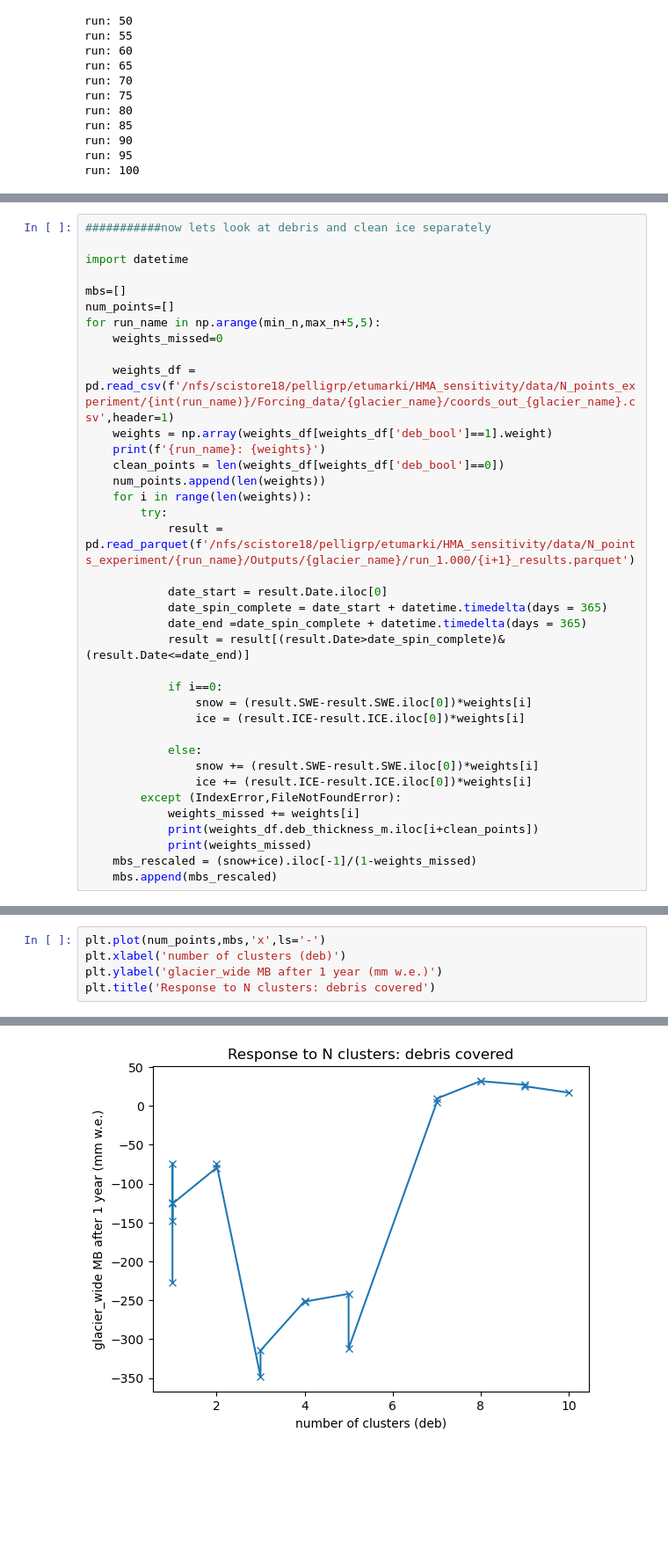
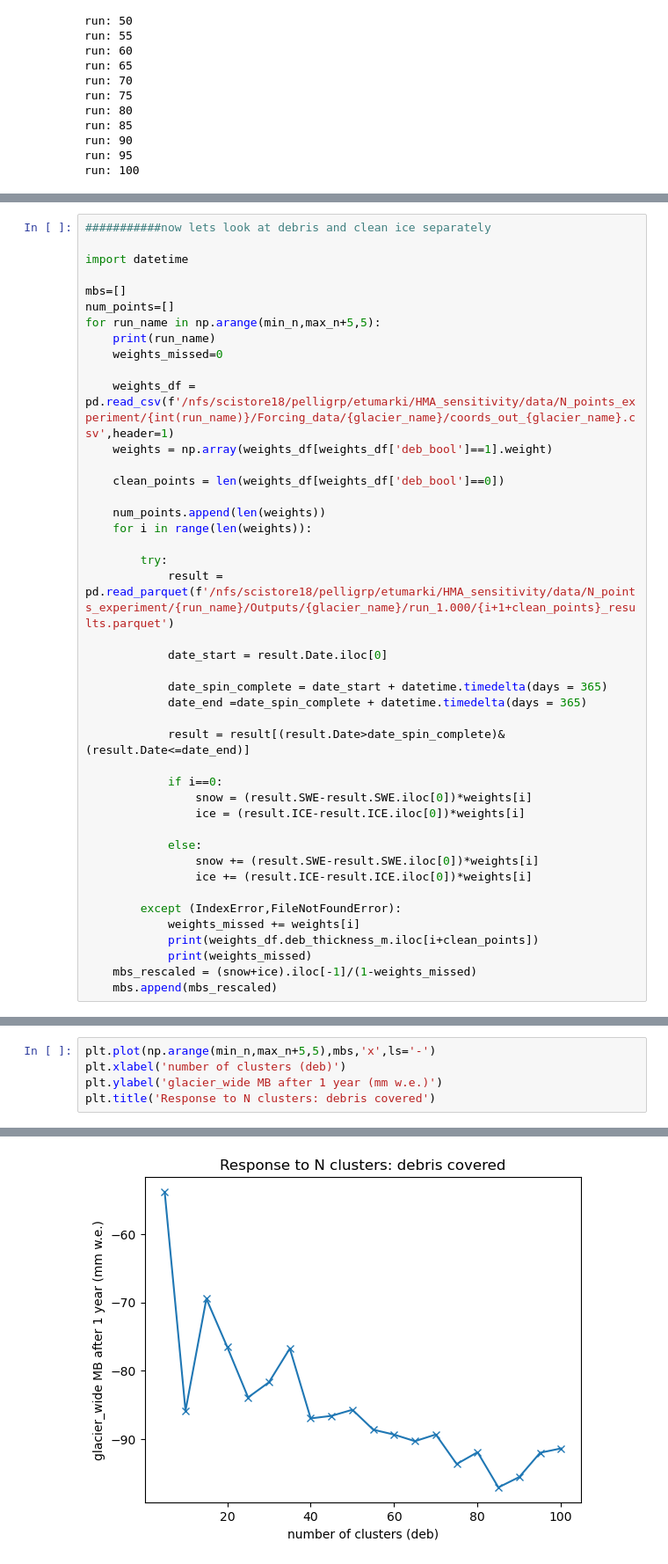
Before and after one commit to ZhenyaTumarkin/HMA_sensitivity, a Jupyter notebook: code/N_points_experiment/look_at_MB.ipynb, the cells around one changed output, grey strips where cells are left out. Shown at 88% size. Cells and saved outputs as stored; diff of their text form; blank space fills up the shorter version.

Commit message:
update  weighting strategy

```diff
--- a/code/N_points_experiment/look_at_MB.ipynb
+++ b/code/N_points_experiment/look_at_MB.ipynb
@@ -167,20 +165,25 @@ import datetime
 mbs=[]
 num_points=[]
 for run_name in np.arange(min_n,max_n+5,5):
+    print(run_name)
     weights_missed=0
 
     weights_df = pd.read_csv(f'/nfs/scistore18/pelligrp/etumarki/HMA_sensitivity/data/N_points_experiment/{int(run_name)}/Forcing_data/{glacier_name}/coords_out_{glacier_name}.csv',header=1)
     weights = np.array(weights_df[weights_df['deb_bool']==1].weight)
-    print(f'{run_name}: {weights}')
+
     clean_points = len(weights_df[weights_df['deb_bool']==0])
+
     num_points.append(len(weights))
     for i in range(len(weights)):
+
         try:
-            result = pd.read_parquet(f'/nfs/scistore18/pelligrp/etumarki/HMA_sensitivity/data/N_points_experiment/{run_name}/Outputs/{glacier_name}/run_1.000/{i+1}_results.parquet')
+            result = pd.read_parquet(f'/nfs/scistore18/pelligrp/etumarki/HMA_sensitivity/data/N_points_experiment/{run_name}/Outputs/{glacier_name}/run_1.000/{i+1+clean_points}_results.parquet')
 
             date_start = result.Date.iloc[0]
+
             date_spin_complete = date_start + datetime.timedelta(days = 365)
             date_end =date_spin_complete + datetime.timedelta(days = 365)
+
             result = result[(result.Date>date_spin_complete)&(result.Date<=date_end)]
 
             if i==0:
@@ -190,6 +193,7 @@ for run_name in np.arange(min_n,max_n+5,5):
             else:
                 snow += (result.SWE-result.SWE.iloc[0])*weights[i]
                 ice += (result.ICE-result.ICE.iloc[0])*weights[i]
+
         except (IndexError,FileNotFoundError):
             weights_missed += weights[i]
             print(weights_df.deb_thickness_m.iloc[i+clean_points])
@@ -217,11 +224,11 @@ for run_name in np.arange(min_n,max_n+5,5):
 # %%
-plt.plot(num_points,mbs,'x',ls='-')
+plt.plot(np.arange(min_n,max_n+5,5),mbs,'x',ls='-')
 plt.xlabel('number of clusters (deb)')
 plt.ylabel('glacier_wide MB after 1 year (mm w.e.)')
 plt.title('Response to N clusters: debris covered')
 # %% [output]
 Text(0.5, 1.0, 'Response to N clusters: debris covered')
-[figure, old version]
+[figure, new version]
 # %%
 plt.plot(result.Date,result.ICE)
 # %% [output]
```
Also changed, not shown: parts of 13 cells of this notebook, 2 other files.
